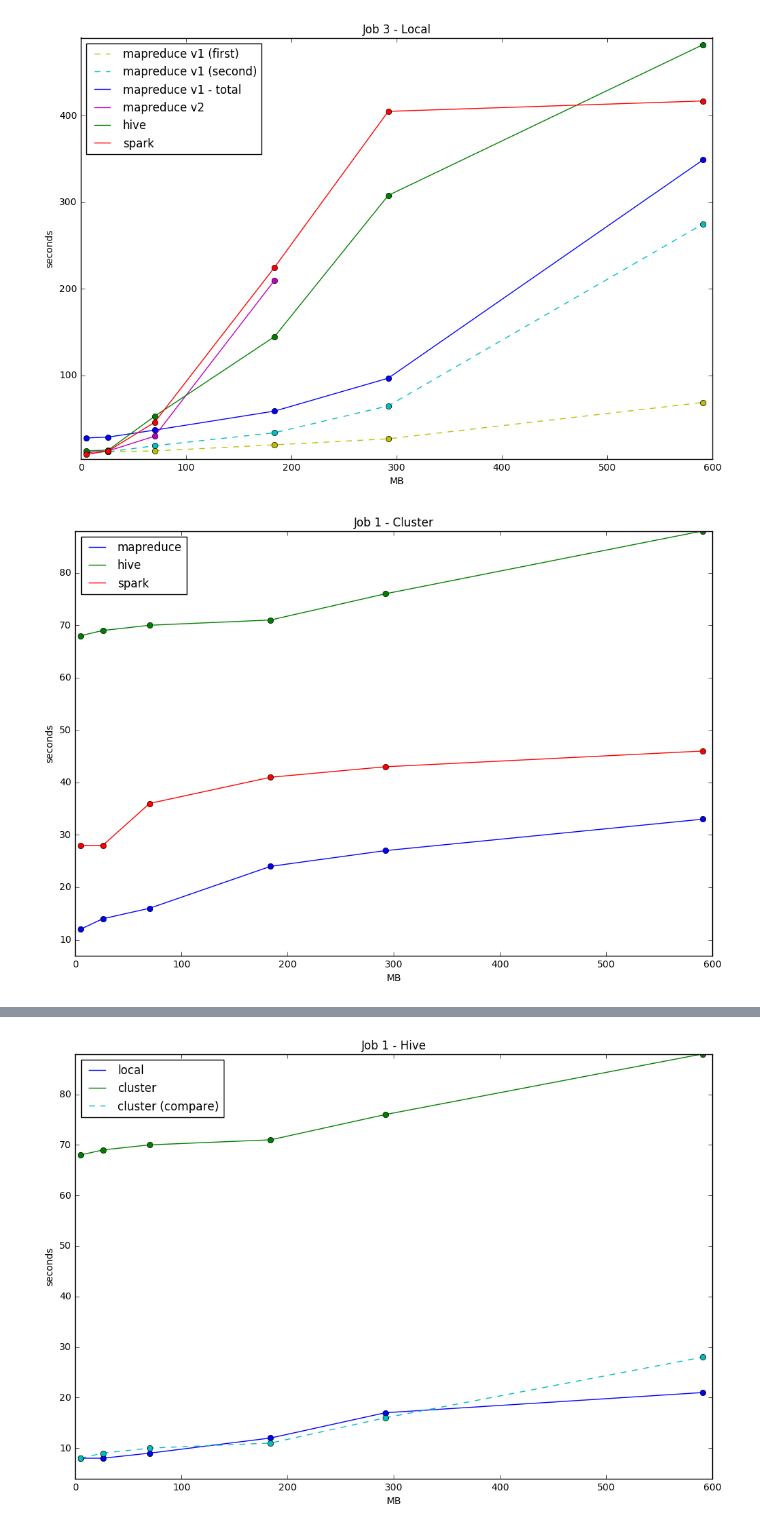
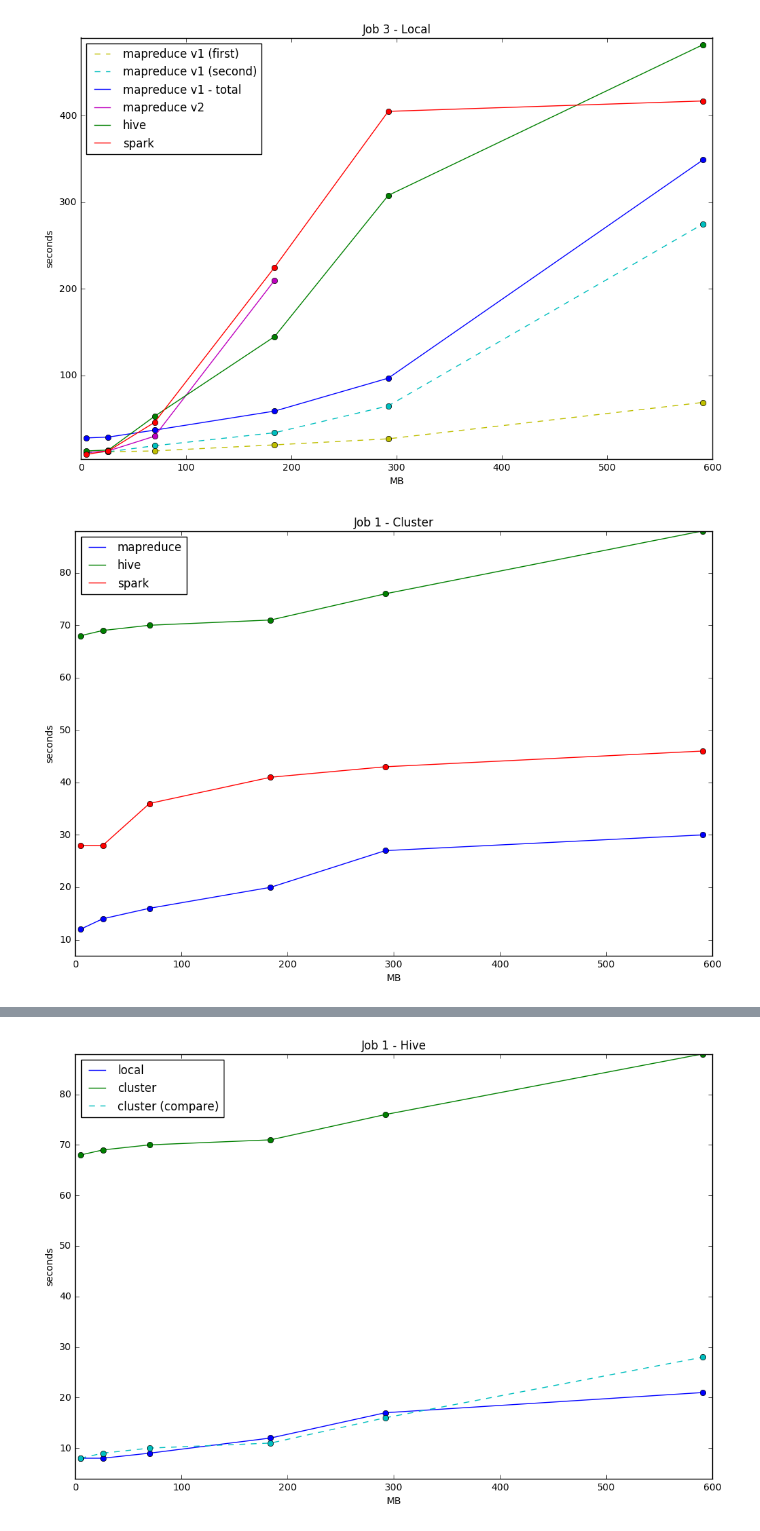
Before and after one commit to BigData-MielPops/Project1, a Jupyter notebook: plots.ipynb, the cells around one changed output, grey strips where cells are left out. Cells and saved outputs as stored; diff of their text form; code cells hidden in the pictures.

```diff
--- a/plots.ipynb
+++ b/plots.ipynb
@@ -63,12 +63,12 @@ plot_project_data(data_x,
 # %% [output]
 [figure]
 # %%
-data_mr1C = [12, 14, 16, 24, 27, 33]
+data_mr1C = [12, 14, 16, 20, 27, 30]
 data_hive1C = [68, 69, 70, 71, 76, 88]
 data_spark1C = [28, 28, 36, 41, 43, 46]
 
 plot_project_data(data_x, [data_mr1C, data_hive1C, data_spark1C],
                   0, max_x, title='Job 1 - Cluster')
 # %% [output]
-[figure, old version]
+[figure, new version]
 # %%
```
Also changed, not shown: parts of 5 cells of this notebook, 13 other files.
